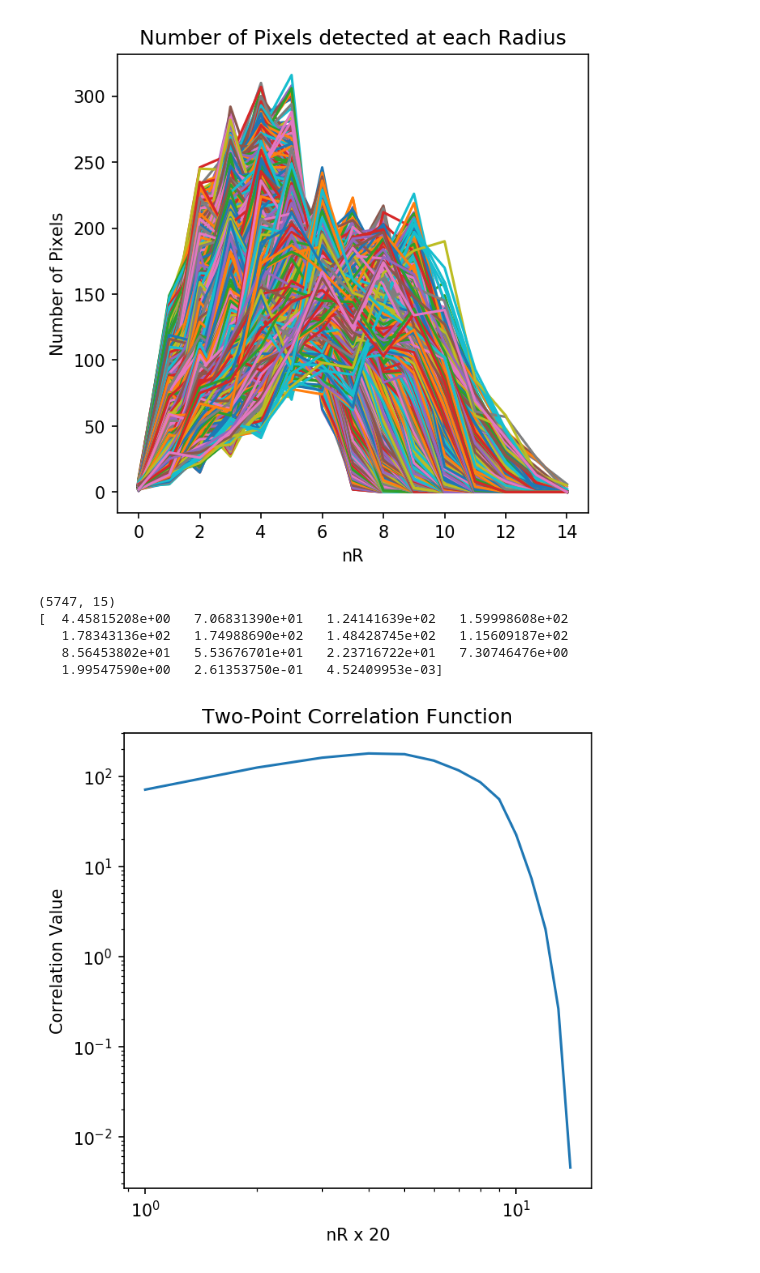
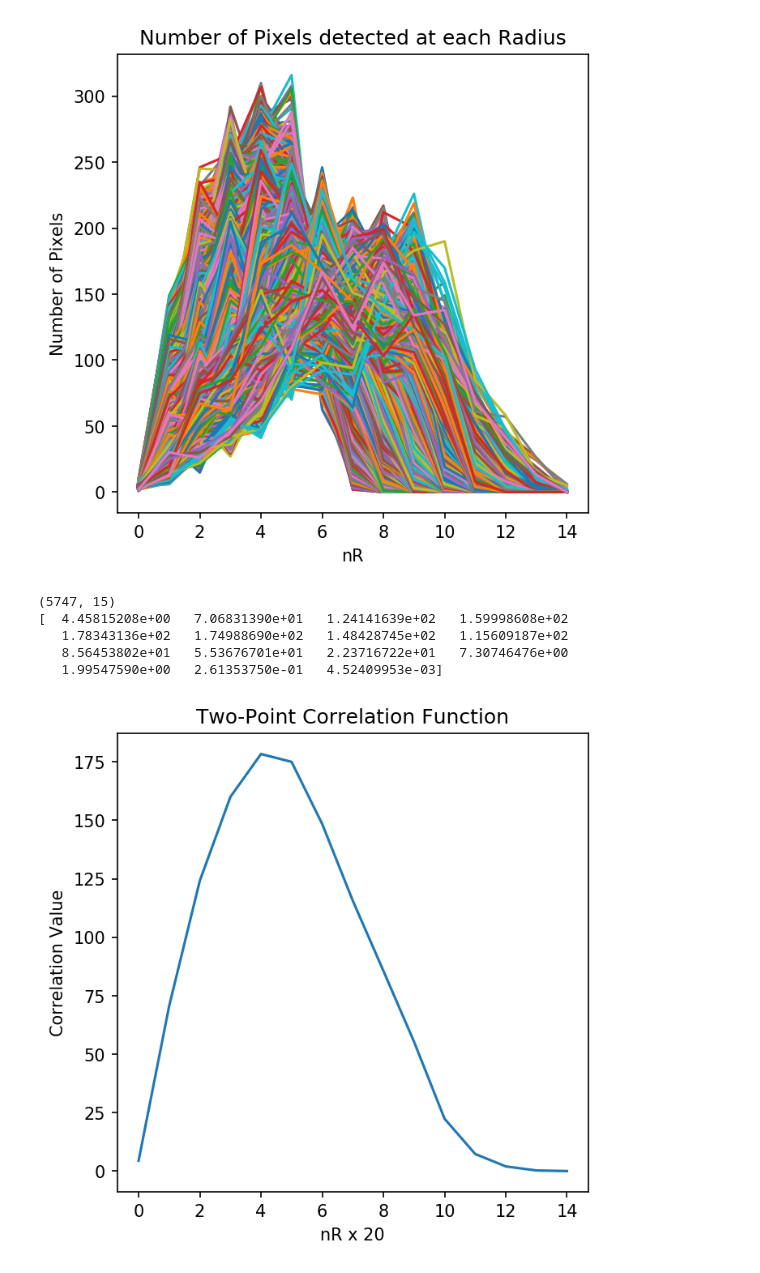
Before and after one commit to JorgeRV/ecoli-spatial-correlation, a Jupyter notebook: Fractal Correlation.ipynb, the cells around one changed output. Cells and saved outputs as stored; diff of their text form; code cells hidden in the pictures.

Commit message:
Updated version of the Fractal Correlation code

```diff
--- a/Fractal Correlation.ipynb
+++ b/Fractal Correlation.ipynb
@@ -146,21 +146,30 @@ plt.show()
 # %%
 # Caluculates the correlation as two point correlation function http://folk.uio.no/eaker/thesis/node56.html
 print(count.shape)
 mean = np.mean(count, axis = 0)
 print(mean)
+
+# Plot the count list
+fig1 = plt.figure(figsize=(5, 5), dpi=150)
+plt.plot(mean)
+plt.xlabel('nR x %i' %interval)
+plt.ylabel('Correlation Value')
+plt.title('Two-Point Correlation Function')
+plt.savefig('Gráfico_Correlation_%s.png' %arname)
+plt.show()
 
 # Plot the count list
 fig1 = plt.figure(figsize=(5, 5), dpi=150)
 plt.loglog(mean)
 plt.xlabel('nR x %i' %interval)
 plt.ylabel('Correlation Value')
 plt.title('Two-Point Correlation Function')
 plt.savefig('Gráfico_Correlation_%s.png' %arname)
 plt.show()
 # %% [output]
 (5747, 15)
 [  4.45815208e+00   7.06831390e+01   1.24141639e+02   1.59998608e+02
    1.78343136e+02   1.74988690e+02   1.48428745e+02   1.15609187e+02
    8.56453802e+01   5.53676701e+01   2.23716722e+01   7.30746476e+00
    1.99547590e+00   2.61353750e-01   4.52409953e-03]
-[figure, old version]
+[figure, new version]
```
Also changed, not shown: parts of 3 cells of this notebook.
